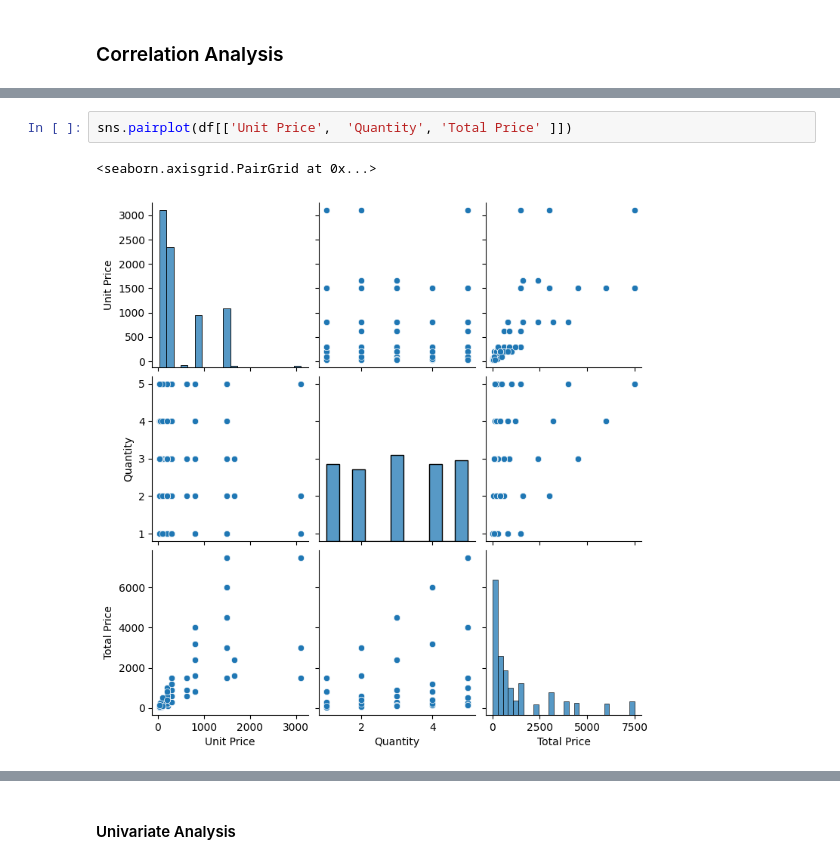
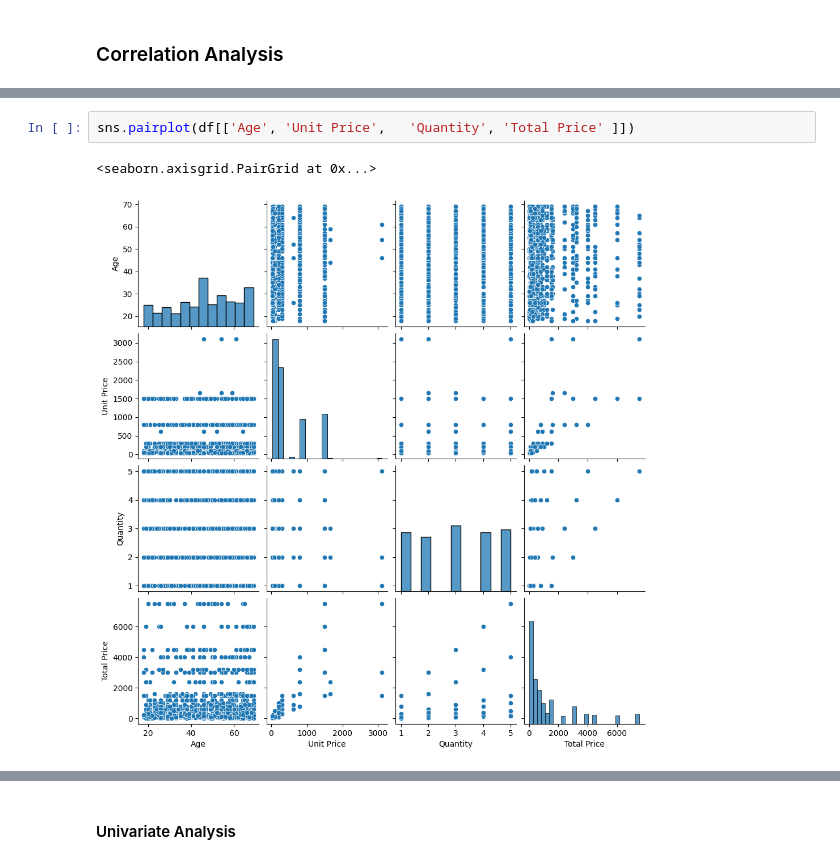
Before and after one commit to abrehamashebir/GO2COD_DS_03, a Jupyter notebook: notebook/telecom_sales.ipynb, the cells around one changed output, grey strips where cells are left out. Drawn from its saved outputs; the diff is of its cells as text.

```diff
--- a/notebook/telecom_sales.ipynb
+++ b/notebook/telecom_sales.ipynb
@@ -174,5 +176,5 @@ plt.show()
 # %%
-sns.pairplot(df[['Unit Price',	'Quantity',	'Total Price' ]])
+sns.pairplot(df[['Age', 'Unit Price',	'Quantity',	'Total Price' ]])
 # %% [output]
 <seaborn.axisgrid.PairGrid at 0x...>
-[figure, old version]
+[figure, new version]
```
Also changed, not shown: parts of 5 cells of this notebook.
